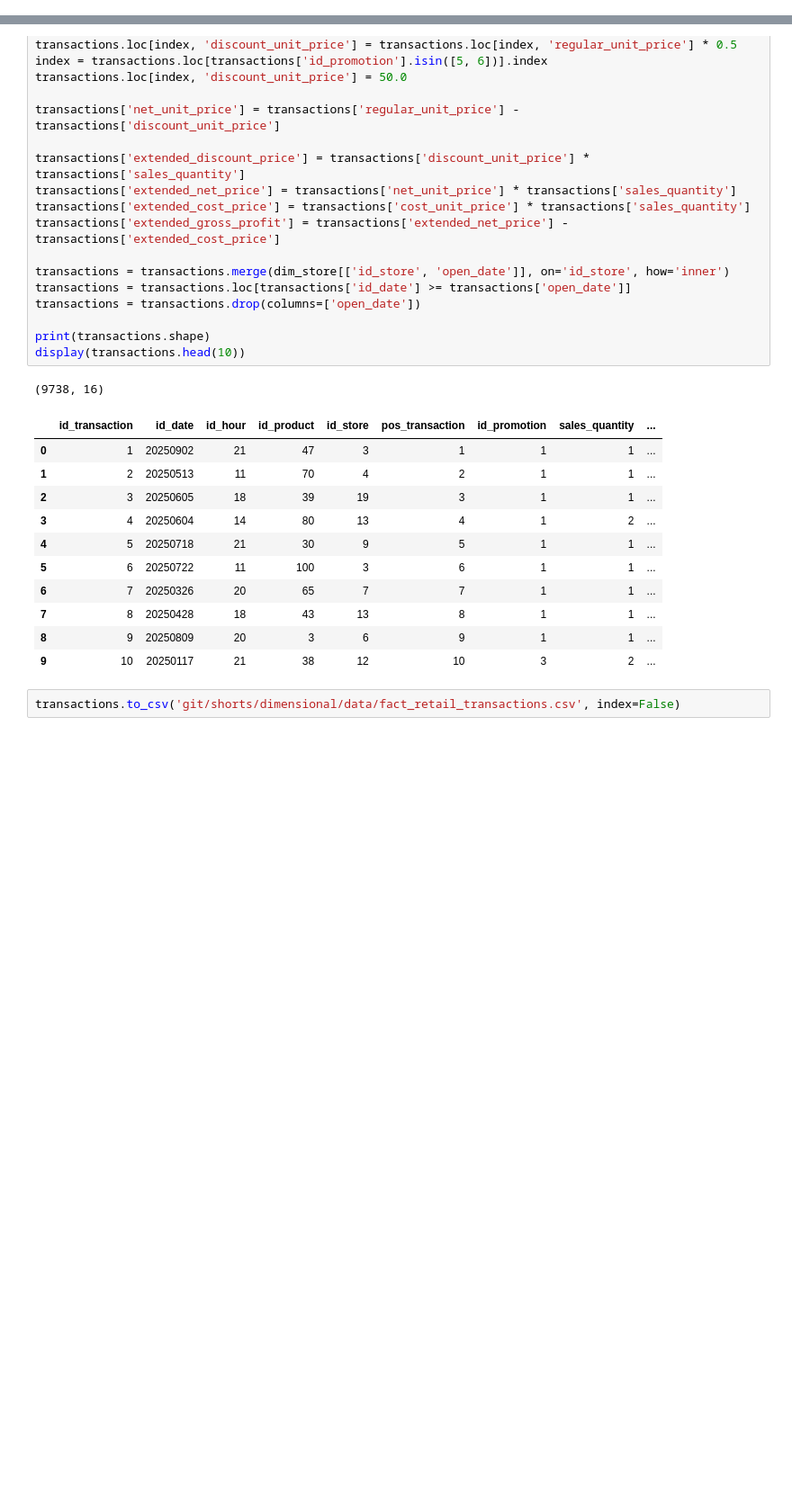
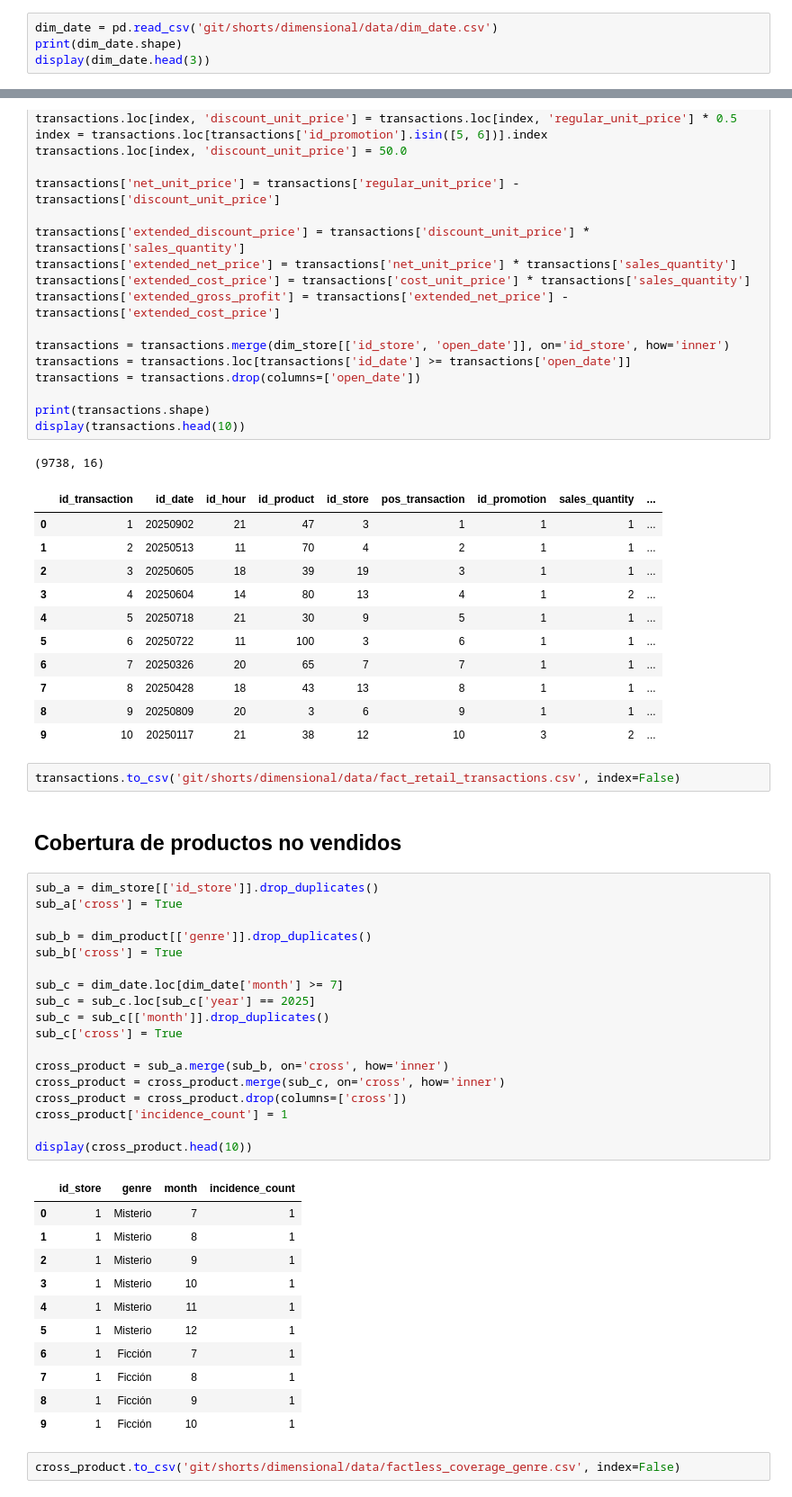
Before and after one commit to famenor/shorts, a Jupyter notebook: dimensional/02_create_facts.ipynb, the cells around one changed output, grey strips where cells are left out. Shown: that part at 90% size. Saved outputs shown, nothing was run; the diff lists cells and outputs as text; blank space fills up the shorter version.

```diff
--- a/dimensional/02_create_facts.ipynb
+++ b/dimensional/02_create_facts.ipynb
@@ -14,3 +14,7 @@ display(dim_hour.head(3))
 | 0 | 1 | 0 | Madrugada |
 | 1 | 2 | 1 | Madrugada |
 | 2 | 3 | 2 | Madrugada |
+# %%
+dim_date = pd.read_csv('git/shorts/dimensional/data/dim_date.csv')
+print(dim_date.shape)
+display(dim_date.head(3))
@@ -133,3 +143,37 @@ display(transactions.head(10))
 | 9 | 10 | 20250117 | 21 | 38 | 12 | 10 | 3 | 2 | ... |
 # %%
 transactions.to_csv('git/shorts/dimensional/data/fact_retail_transactions.csv', index=False)
+# %% [markdown]
+## Cobertura de productos no vendidos
+# %%
+sub_a = dim_store[['id_store']].drop_duplicates()
+sub_a['cross'] = True
+
+sub_b = dim_product[['genre']].drop_duplicates()
+sub_b['cross'] = True
+
+sub_c = dim_date.loc[dim_date['month'] >= 7]
+sub_c = sub_c.loc[sub_c['year'] == 2025]
+sub_c = sub_c[['month']].drop_duplicates()
+sub_c['cross'] = True
+
+cross_product = sub_a.merge(sub_b, on='cross', how='inner')
+cross_product = cross_product.merge(sub_c, on='cross', how='inner')
+cross_product = cross_product.drop(columns=['cross'])
+cross_product['incidence_count'] = 1
+
+display(cross_product.head(10))
+# %% [output]
+|  | id_store | genre | month | incidence_count |
+| 0 | 1 | Misterio | 7 | 1 |
+| 1 | 1 | Misterio | 8 | 1 |
+| 2 | 1 | Misterio | 9 | 1 |
+| 3 | 1 | Misterio | 10 | 1 |
+| 4 | 1 | Misterio | 11 | 1 |
+| 5 | 1 | Misterio | 12 | 1 |
+| 6 | 1 | Ficción | 7 | 1 |
+| 7 | 1 | Ficción | 8 | 1 |
+| 8 | 1 | Ficción | 9 | 1 |
+| 9 | 1 | Ficción | 10 | 1 |
+# %%
+cross_product.to_csv('git/shorts/dimensional/data/factless_coverage_genre.csv', index=False)
```
Also changed, not shown: parts of 12 cells of this notebook, 6 other files.
